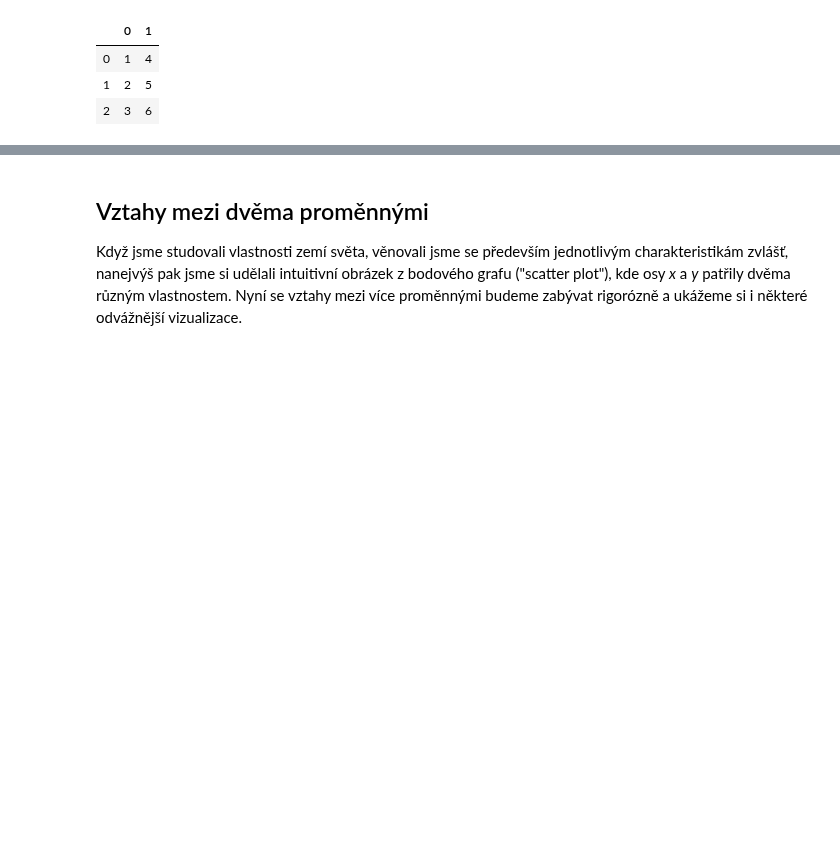
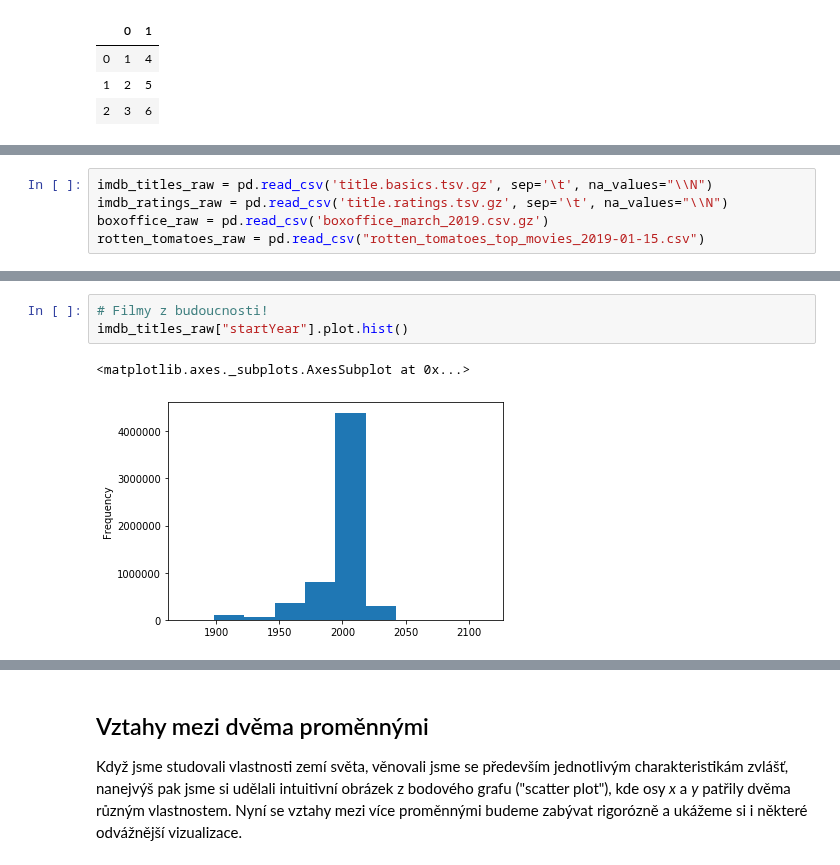
Before and after one commit to janpipek/naucse.python.cz, a Jupyter notebook: lessons/pydata/pandas_correlations/index.ipynb, the cells around one changed output, grey strips where cells are left out. Saved outputs shown, nothing was run; the diff lists cells and outputs as text; blank space fills up the shorter version.

```diff
--- a/lessons/pydata/pandas_correlations/index.ipynb
+++ b/lessons/pydata/pandas_correlations/index.ipynb
@@ -129,0 +149,5 @@ import seaborn as sns
+# %%
+imdb_titles_raw = pd.read_csv('title.basics.tsv.gz', sep='\t', na_values="\\N")
+imdb_ratings_raw = pd.read_csv('title.ratings.tsv.gz', sep='\t', na_values="\\N")
+boxoffice_raw = pd.read_csv('boxoffice_march_2019.csv.gz')
+rotten_tomatoes_raw = pd.read_csv("rotten_tomatoes_top_movies_2019-01-15.csv")
@@ -129,0 +198,6 @@ import seaborn as sns
+# %%
+# Filmy z budoucnosti!
+imdb_titles_raw["startYear"].plot.hist()
+# %% [output]
+<matplotlib.axes._subplots.AxesSubplot at 0x...>
+[figure, added]
```
Also changed, not shown: parts of 60 cells of this notebook.
